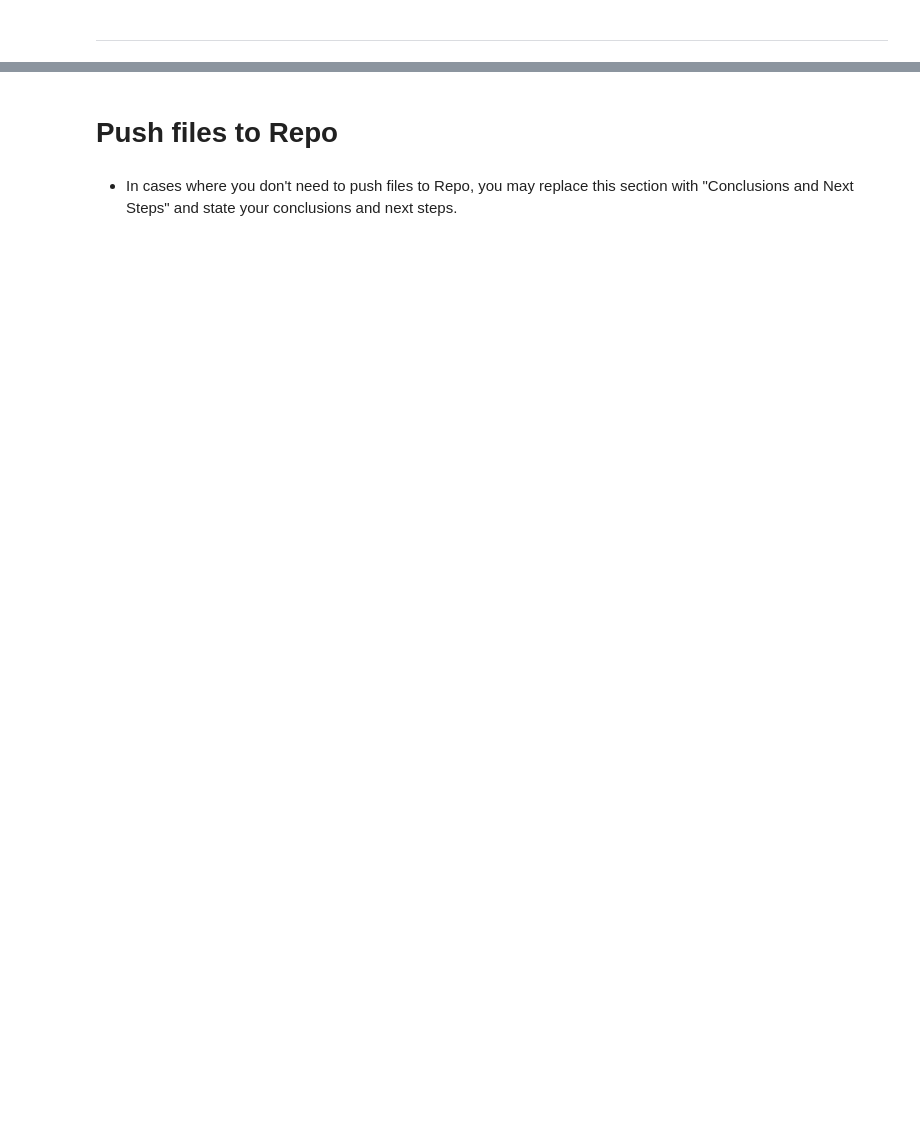
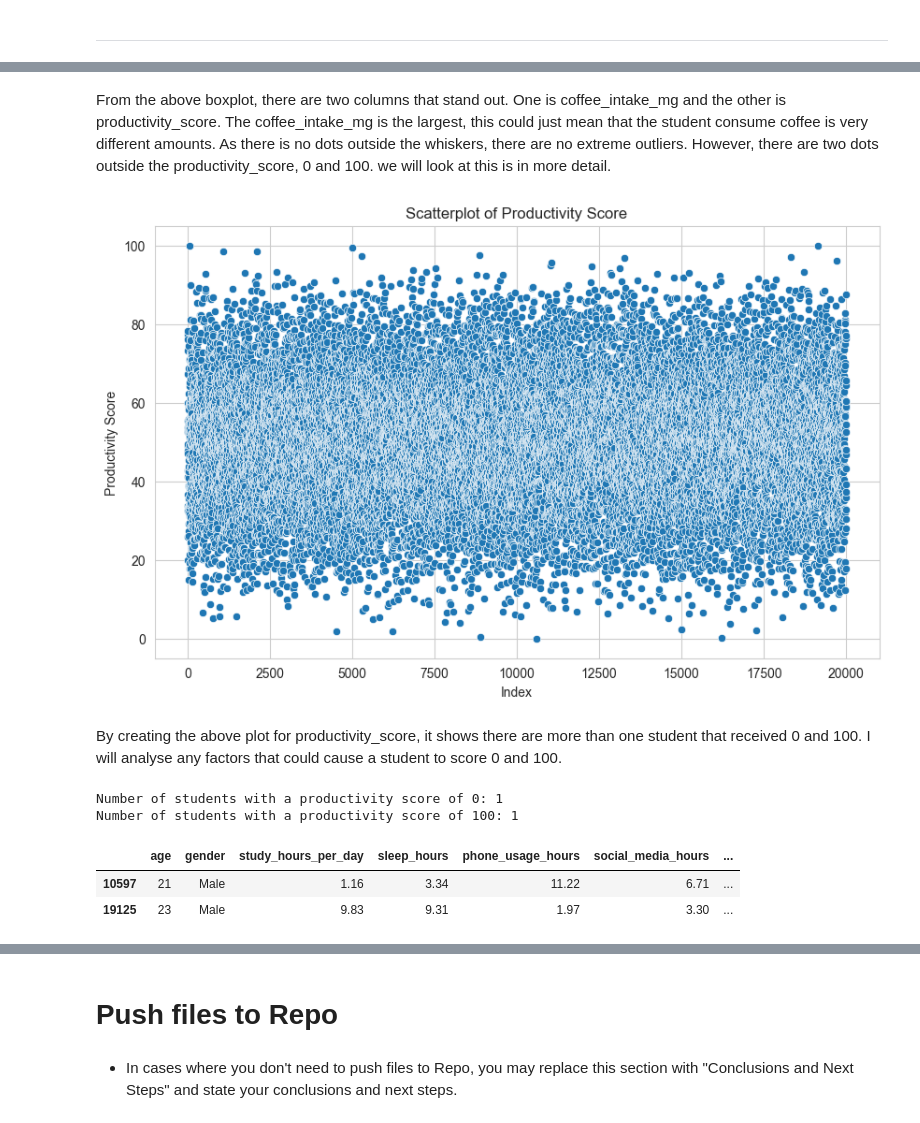
Before and after one commit to lehaanwar/Student-Productivity-and-Behaviours-Project, a Jupyter notebook: jupyter_notebooks/ETL.ipynb, the cells around one changed output, grey strips where cells are left out. Saved outputs shown, nothing was run; the diff lists cells and outputs as text; code cells hidden in the pictures; blank space fills up the shorter version.

```diff
--- a/jupyter_notebooks/ETL.ipynb
+++ b/jupyter_notebooks/ETL.ipynb
@@ -243,0 +297,30 @@ Outliers
+# %% [markdown]
+From the above boxplot, there are two columns that stand out. One is coffee_intake_mg and the other is productivity_score. The coffee_intake_mg is the largest, this could just mean that the student consume coffee is very different amounts. As there is no dots outside the whiskers, there are no extreme outliers. However, there are two dots outside the productivity_score, 0 and 100. we will look at this is in more detail.
+# %%
+# using scatterplot to show outliers in productivity_score column only
+plt.figure(figsize=(10, 6))
+sns.scatterplot(x=df.index, y='productivity_score', data=df)
+plt.title('Scatterplot of Productivity Score')
+plt.xlabel('Index')
+plt.ylabel('Productivity Score')
+plt.show()
+# %% [output]
+[figure, added]
+# %% [markdown]
+By creating the above plot for productivity_score, it shows there are more than one student that received 0 and 100. I will analyse any factors that could cause a student to score 0 and 100.
+# %%
+# check how many students have a productivity score of 100 and how many have a productivity score of 0
+score_0 = df[df['productivity_score'] == 0].shape[0]
+score_100 = df[df['productivity_score'] == 100].shape[0]
+print("Number of students with a productivity score of 0:", score_0)
+print("Number of students with a productivity score of 100:", score_100)
+# %% [output]
+Number of students with a productivity score of 0: 1
+Number of students with a productivity score of 100: 1
+# %%
+# using .loc to find the outliers in productivity_score
+df.loc[(df['productivity_score'] == 0) | (df['productivity_score'] == 100)]
+# %% [output]
+|  | age | gender | study_hours_per_day | sleep_hours | phone_usage_hours | social_media_hours | ... |
+| 10597 | 21 | Male | 1.16 | 3.34 | 11.22 | 6.71 | ... |
+| 19125 | 23 | Male | 9.83 | 9.31 | 1.97 | 3.30 | ... |
```
Also changed, not shown: parts of 19 cells of this notebook.
